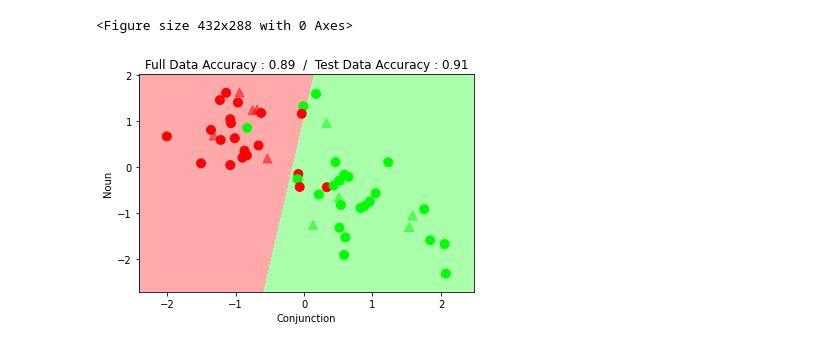
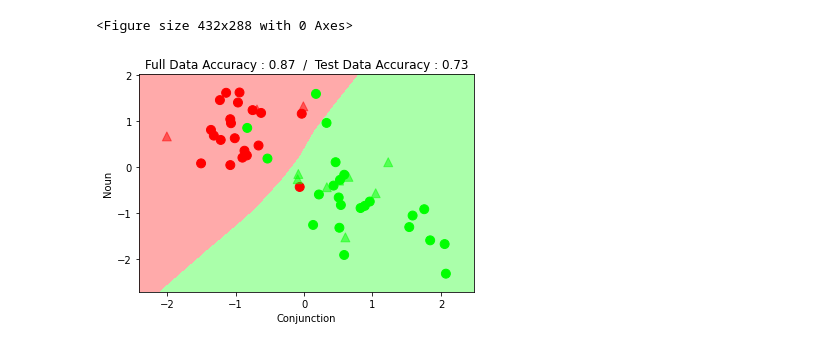
Before and after one commit to bebet75/speech_graph_farsi, a Jupyter notebook: test.ipynb, the cells around one changed output. Drawn from its saved outputs; the diff is of its cells as text; code cells hidden in the pictures.

```diff
--- a/test.ipynb
+++ b/test.ipynb
@@ -226,11 +224,12 @@ plot_classification1(clf, X, Y, list_of_features, names)
 # %%
 clf = LogisticRegression(random_state=0)
+clf = MLPClassifier(alpha=0.2, hidden_layer_sizes=(16, 32), max_iter=100)
 list_of_features = ['CON','N']
 names = ['Conjunction', 'Noun']
 plot_classification1(clf, X, Y, list_of_features, names)
 # %% [output]
 <Figure size 432x288 with 0 Axes>
-[figure, old version]
+[figure, new version]
 # %%
 def Dis_plot(features_df, feature_name, name):
     # Distributution plot
```
Also changed, not shown: parts of 6 cells of this notebook, 3 other files.
